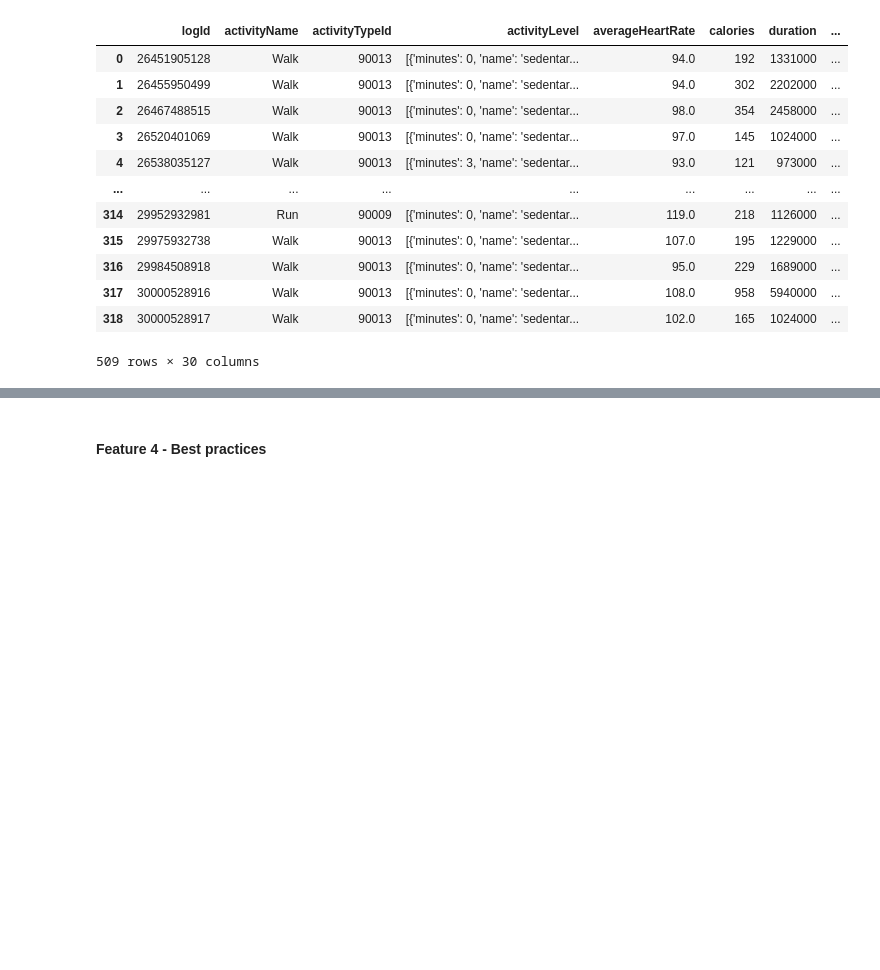
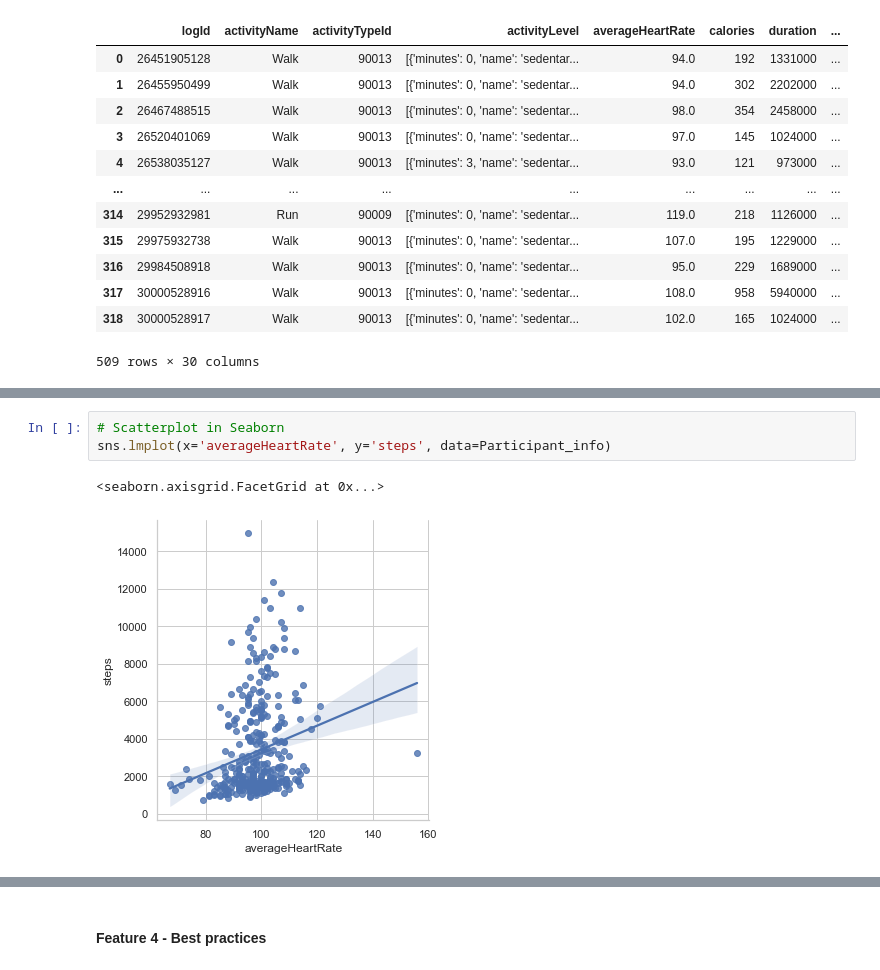
Before and after one commit to KimBug29/Health_Fitness, a Jupyter notebook: fitness.ipynb, the cells around one changed output, grey strips where cells are left out. Saved outputs shown, nothing was run; the diff lists cells and outputs as text; blank space fills up the shorter version.

```diff
--- a/fitness.ipynb
+++ b/fitness.ipynb
@@ -291,0 +226,6 @@ dtype: object
+# %%
+# Scatterplot in Seaborn
+sns.lmplot(x='averageHeartRate', y='steps', data=Participant_info)
+# %% [output]
+<seaborn.axisgrid.FacetGrid at 0x...>
+[figure, added]
```
Also changed, not shown: parts of 46 cells of this notebook, 2 other files.
